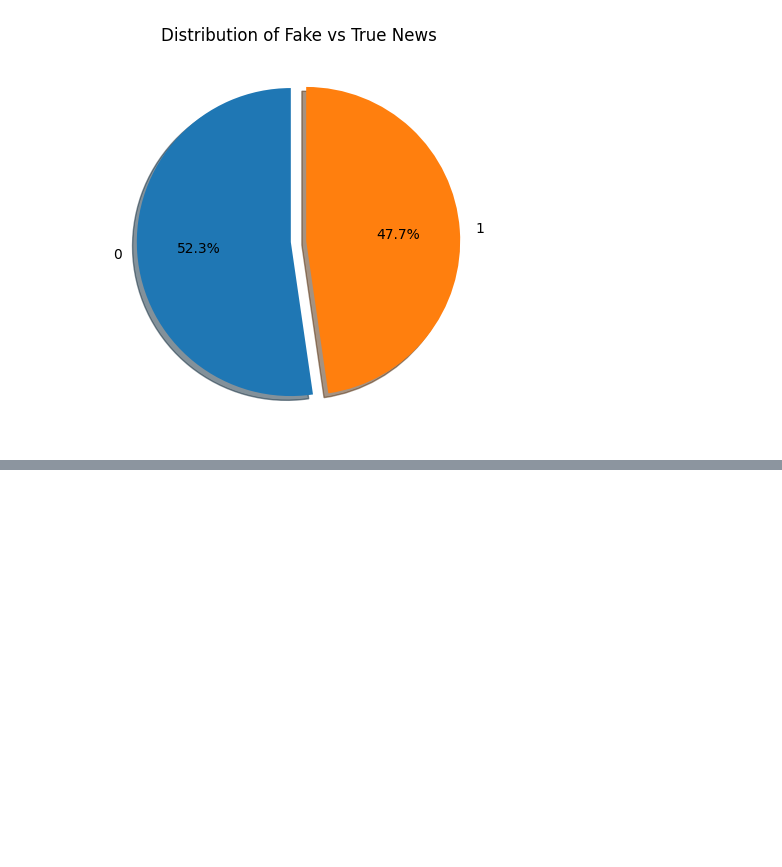
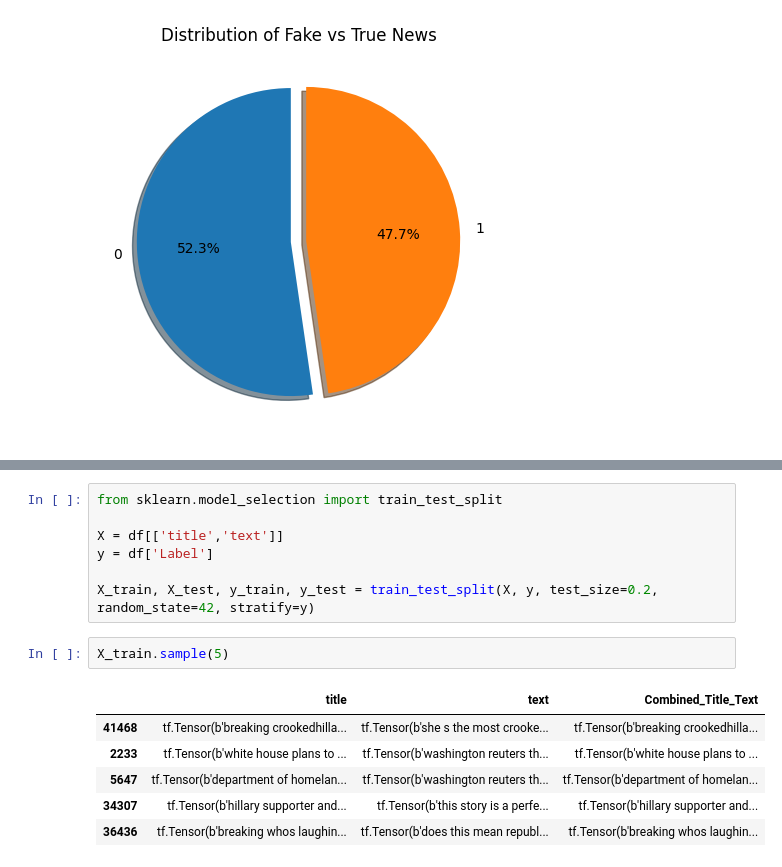
Before and after one commit to Jasman123/Fake_or_Real_News, a Jupyter notebook: Fake_or_Real_News.ipynb, the cells around one changed output, grey strips where cells are left out. Drawn from its saved outputs; the diff is of its cells as text; blank space fills up the shorter version.

```diff
--- a/Fake_or_Real_News.ipynb
+++ b/Fake_or_Real_News.ipynb
@@ -93,0 +109,16 @@ plt.show()
+# %%
+from sklearn.model_selection import train_test_split
+
+X = df[['title','text']]
+y = df['Label']
+
+X_train, X_test, y_train, y_test = train_test_split(X, y, test_size=0.2, random_state=42, stratify=y)
+# %%
+X_train.sample(5)
+# %% [output]
+|  | title | text | Combined_Title_Text |
+| 41468 | tf.Tensor(b'breaking crookedhilla... | tf.Tensor(b'she s the most crooke... | tf.Tensor(b'breaking crookedhilla... |
+| 2233 | tf.Tensor(b'white house plans to ... | tf.Tensor(b'washington reuters th... | tf.Tensor(b'white house plans to ... |
+| 5647 | tf.Tensor(b'department of homelan... | tf.Tensor(b'washington reuters th... | tf.Tensor(b'department of homelan... |
+| 34307 | tf.Tensor(b'hillary supporter and... | tf.Tensor(b'this story is a perfe... | tf.Tensor(b'hillary supporter and... |
+| 36436 | tf.Tensor(b'breaking whos laughin... | tf.Tensor(b'does this mean republ... | tf.Tensor(b'breaking whos laughin... |
```
Also changed, not shown: parts of 13 cells of this notebook.
